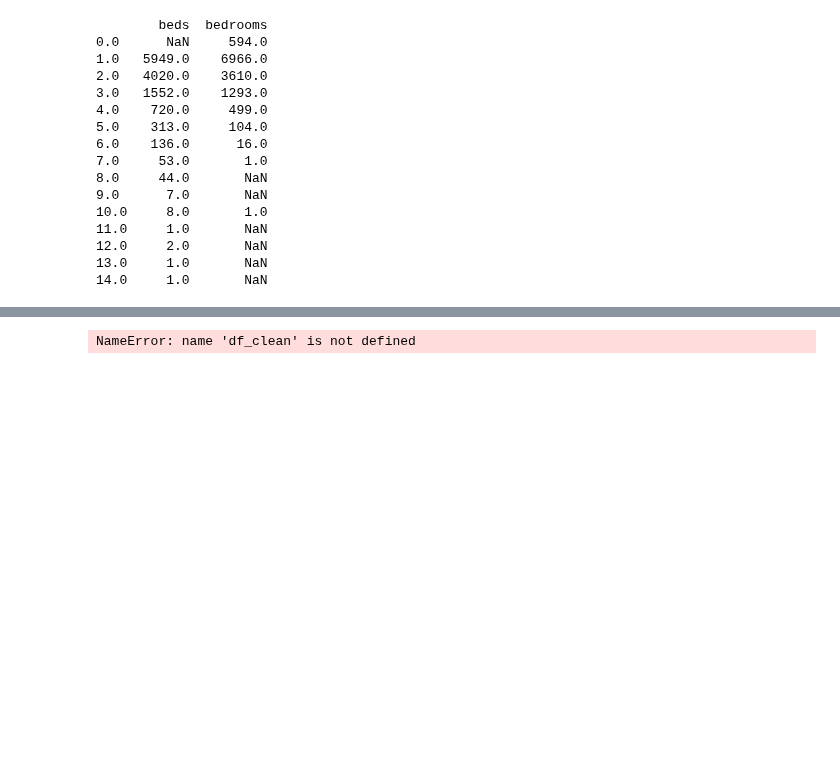
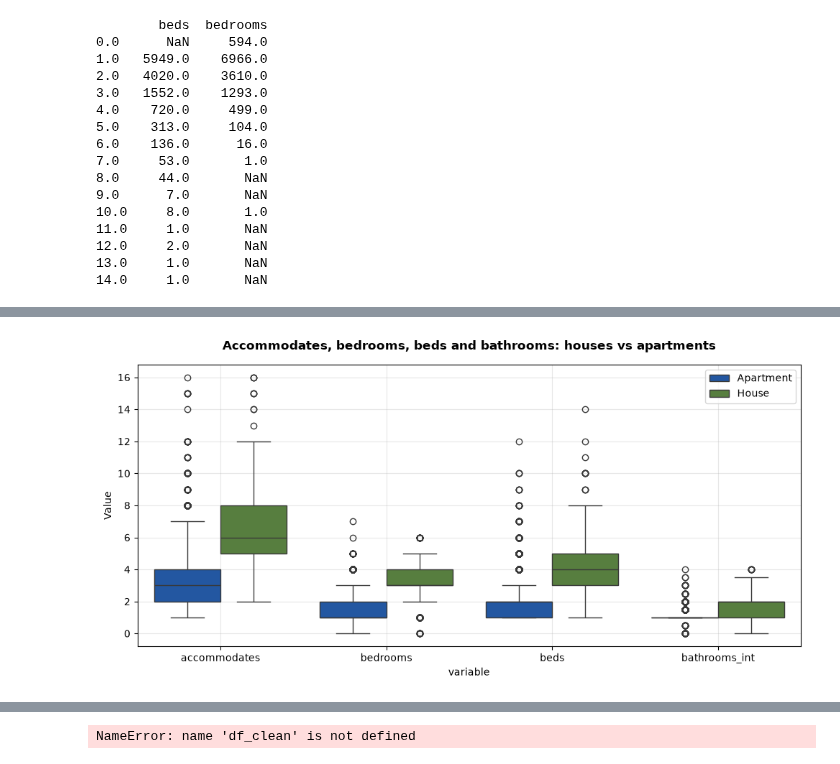
Before and after one commit to malenalisken/Airbnb_project, a Jupyter notebook: notebooks/listings.ipynb, the cells around one changed output, grey strips where cells are left out. Saved outputs shown, nothing was run; the diff lists cells and outputs as text; code cells hidden in the pictures; blank space fills up the shorter version.

```diff
--- a/notebooks/listings.ipynb
+++ b/notebooks/listings.ipynb
@@ -461,0 +465,17 @@ plt.tight_layout(h_pad=3, w_pad=3)
+# %%
+plot_df = df.loc[(df['is_house'] == 1) | (df['is_apt'] == 1), vars].copy()
+plot_df['type'] = np.where(df.loc[plot_df.index, 'is_house'] == 1, 'House', 'Apartment')
+
+long_df = plot_df.melt(id_vars='type', var_name='variable', value_name='value')
+
+fig, ax = plt.subplots(figsize=(10, 5))
+sns.boxplot(data=long_df, x='variable', y='value', hue='type', ax=ax,
+            palette={'House': cmap(2), 'Apartment': cmap(3)})
+ax.set_title('Accommodates, bedrooms, beds and bathrooms: houses vs apartments', weight='bold', pad = 15)
+ax.set_ylabel('Value')
+ax.legend()
+ax.grid(alpha=0.3)
+plt.tight_layout(h_pad = 10, w_pad = 3)
+plt.show()
+# %% [output]
+[figure, added]
```
Also changed, not shown: parts of 6 cells of this notebook.
